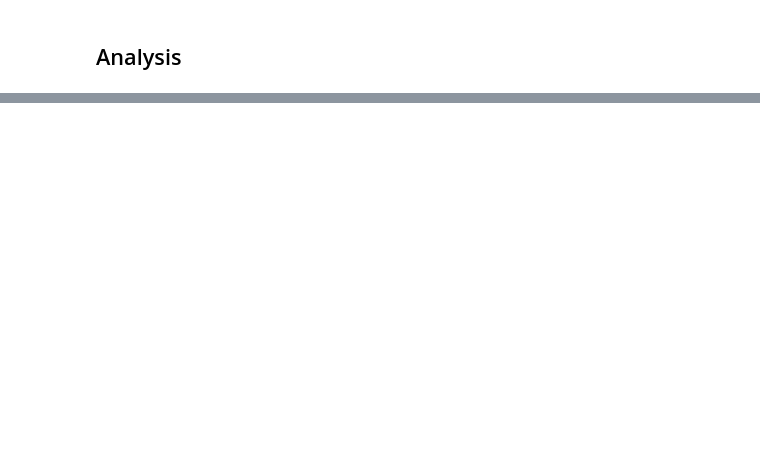
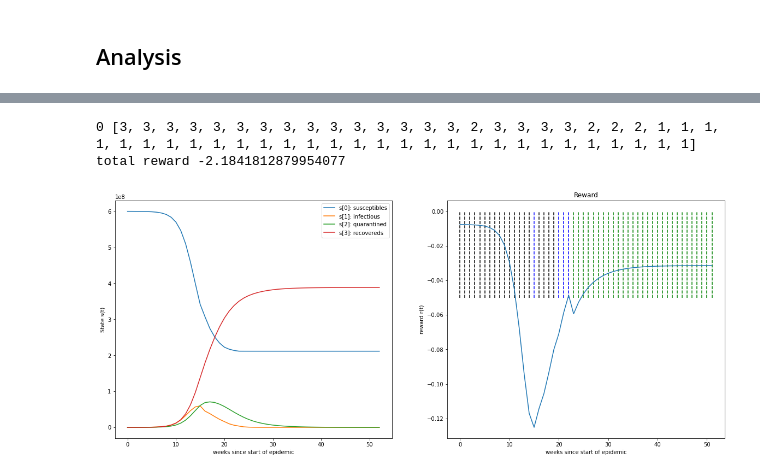
Before and after one commit to erolm-a/ai-coursework-2020, a Jupyter notebook: notebooks/run_qlearning_dl.ipynb, the cells around one changed output, grey strips where cells are left out. Saved outputs shown, nothing was run; the diff lists cells and outputs as text; code cells hidden in the pictures; blank space fills up the shorter version.

```diff
--- a/notebooks/run_qlearning_dl.ipynb
+++ b/notebooks/run_qlearning_dl.ipynb
@@ -173,21 +182,0 @@ ValueError: probabilities are not non-negative
-# %%
-s = env.reset()
-
-states = [s]
-rewards = []
-action_taken = []
-
-trained_policy = create_policy(approximator_dl, 0, env.action_space.n)
-
-done = False
-
-while not done:
-    s = states[-1]
-    action_probs, q_values = trained_policy(s)
-    action_id = np.random.choice(np.arange(len(action_probs)), p=action_probs)
-
-    s, r, done, i = env.step(action=action_id)
-
-    states.append(s)
-    rewards.append(r)
-    action_taken.append(action_id)
@@ -204,0 +190,10 @@ total reward -1.6336942500717837
+# %%
+trained_policy = create_policy(approximator_dl, 0, env.action_space.n)
+for i, env in enumerate(envs):
+    states, rewards, action_taken = utils.execute_policy(trained_policy, env)
+    print(i, action_taken)
+    utils.plot(states, rewards, action_taken)
+# %% [output]
+0 [3, 3, 3, 3, 3, 3, 3, 3, 3, 3, 3, 3, 3, 3, 3, 2, 3, 3, 3, 3, 2, 2, 2, 1, 1, 1, 1, 1, 1, 1, 1, 1, 1, 1, 1, 1, 1, 1, 1, 1, 1, 1, 1, 1, 1, 1, 1, 1, 1, 1, 1, 1]
+total reward -2.1841812879954077
+[figure, added]
```
Also changed, not shown: parts of 6 cells of this notebook, 1 other file.
